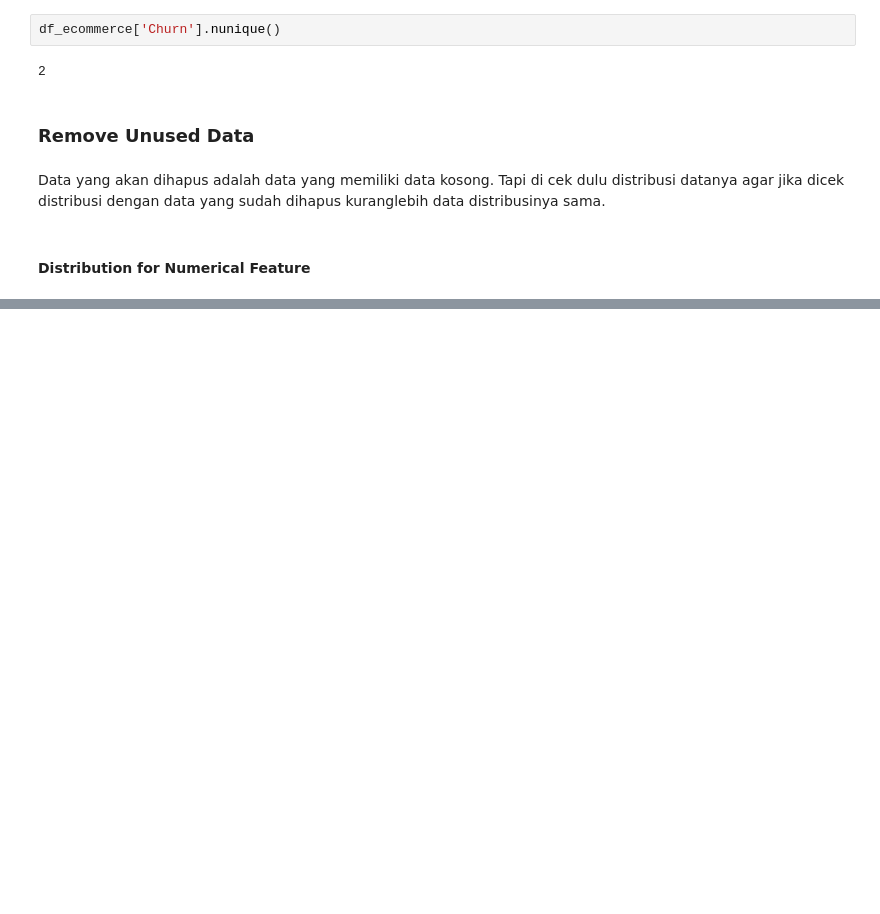
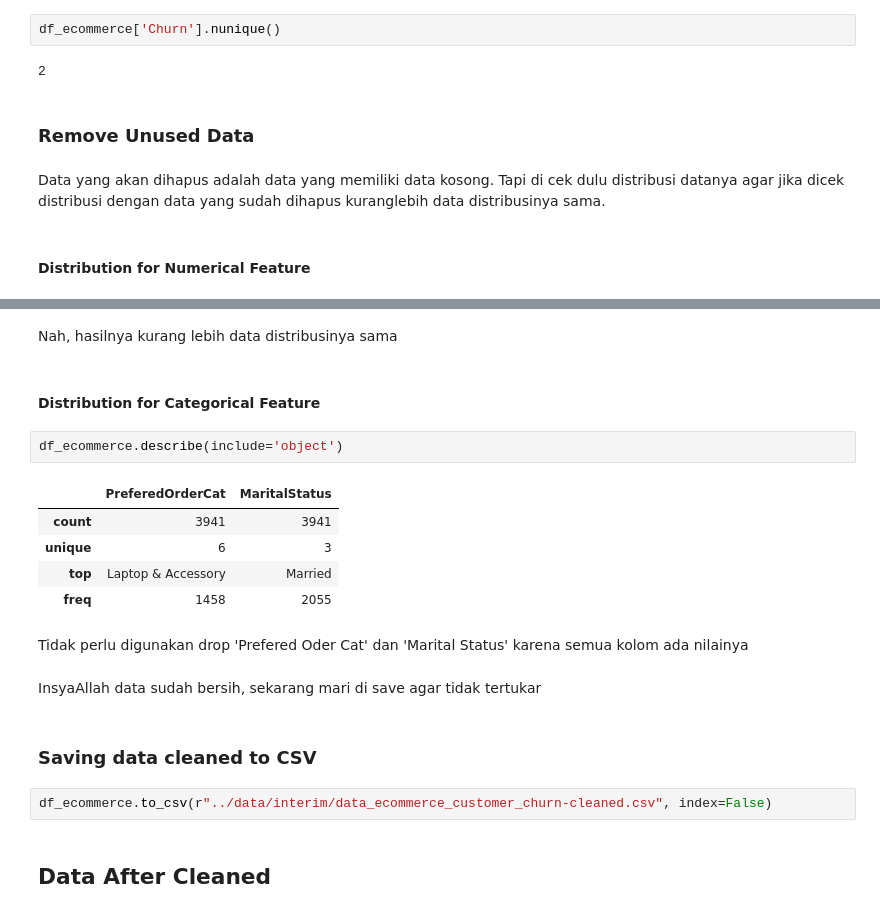
Before and after one commit to ratihbudii/machine_learning_Ecommerce, a Jupyter notebook: notebooks/1.0-rbs-ecommercechurn-notebook.ipynb, the cells around one changed output, grey strips where cells are left out. Cells and saved outputs as stored; diff of their text form; blank space fills up the shorter version.

Commit message:
Constructiong Seen and Unseen Data

```diff
--- a/notebooks/1.0-rbs-ecommercechurn-notebook.ipynb
+++ b/notebooks/1.0-rbs-ecommercechurn-notebook.ipynb
@@ -268,0 +255,22 @@ df_ecommerce.describe()
+# %% [markdown]
+Nah, hasilnya kurang lebih data distribusinya sama
+# %% [markdown]
+#### Distribution for Categorical Feature
+# %%
+df_ecommerce.describe(include='object')
+# %% [output]
+|  | PreferedOrderCat | MaritalStatus |
+| count | 3941 | 3941 |
+| unique | 6 | 3 |
+| top | Laptop & Accessory | Married |
+| freq | 1458 | 2055 |
+# %% [markdown]
+Tidak perlu digunakan drop 'Prefered Oder Cat' dan 'Marital Status' karena semua kolom ada nilainya
+# %% [markdown]
+InsyaAllah data sudah bersih, sekarang mari di save agar tidak tertukar
+# %% [markdown]
+### Saving data cleaned to CSV
+# %%
+df_ecommerce.to_csv(r"../data/interim/data_ecommerce_customer_churn-cleaned.csv", index=False)
+# %% [markdown]
+## Data After Cleaned
```
Also changed, not shown: parts of 10 cells of this notebook.
